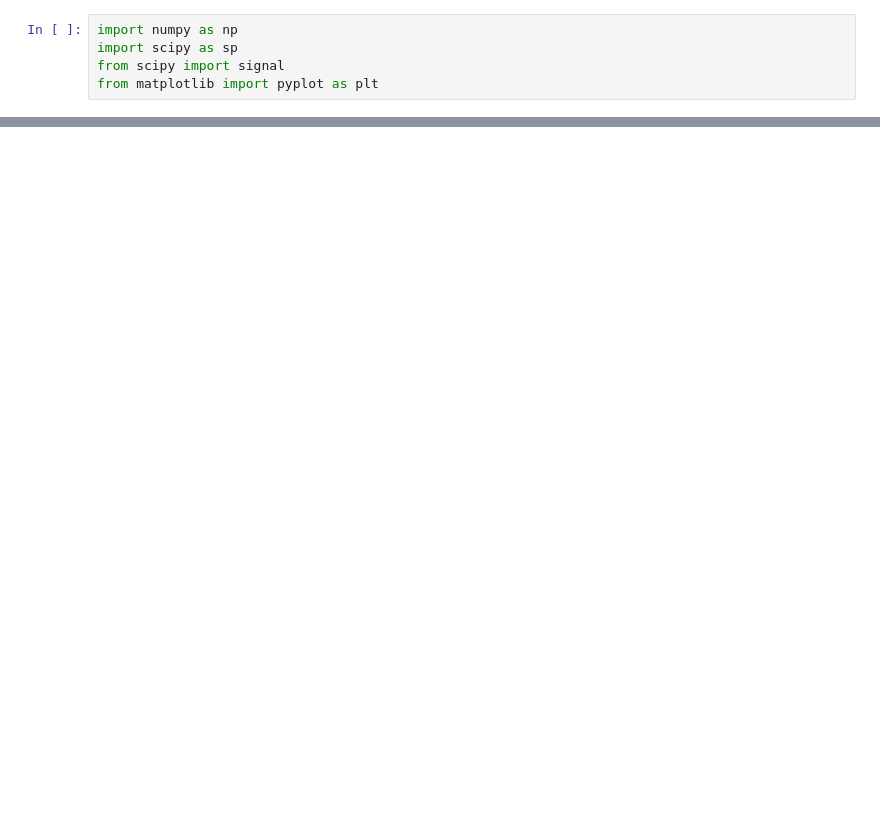
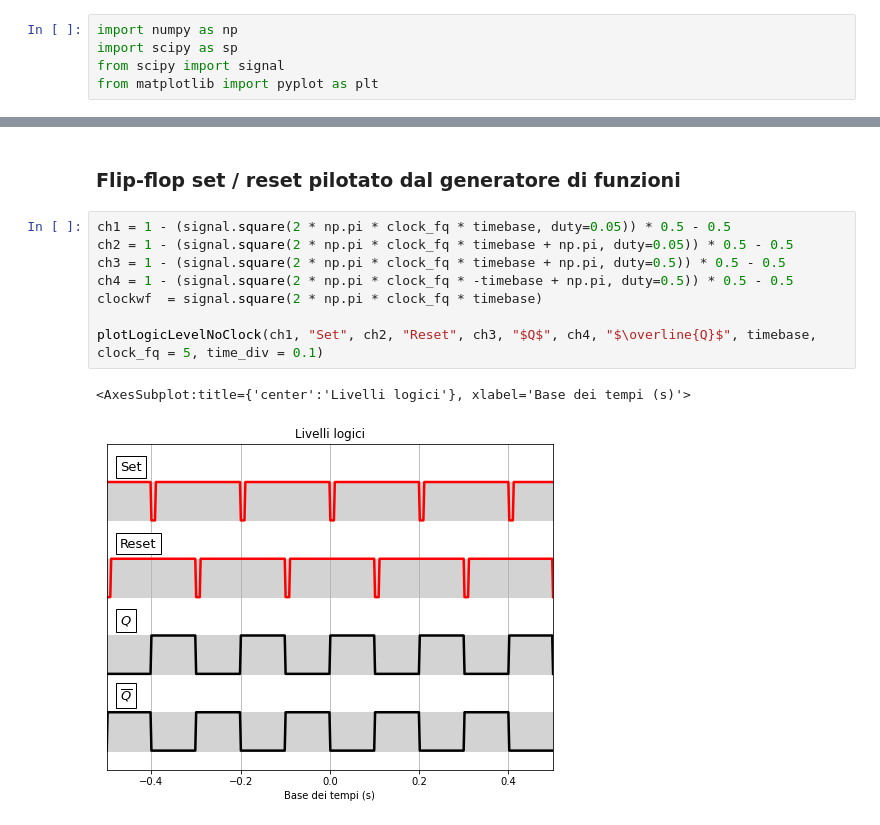
Before and after one commit to valeriopagliarino/Electronics-2021-UNITO-Public, a Jupyter notebook: analysis/DigitalTimingDiagram.ipynb, the cells around one changed output, grey strips where cells are left out. Drawn from its saved outputs; the diff is of its cells as text; blank space fills up the shorter version.

```diff
--- a/analysis/DigitalTimingDiagram.ipynb
+++ b/analysis/DigitalTimingDiagram.ipynb
@@ -49,0 +90,13 @@ plotLogicLevel(ch1, "ch1", ch2, "ch2", ch3, "ch3", timebase)
+# %% [markdown]
+### Flip-flop set / reset pilotato dal generatore di funzioni
+# %%
+ch1 = 1 - (signal.square(2 * np.pi * clock_fq * timebase, duty=0.05)) * 0.5 - 0.5
+ch2 = 1 - (signal.square(2 * np.pi * clock_fq * timebase + np.pi, duty=0.05)) * 0.5 - 0.5
+ch3 = 1 - (signal.square(2 * np.pi * clock_fq * timebase + np.pi, duty=0.5)) * 0.5 - 0.5
+ch4 = 1 - (signal.square(2 * np.pi * clock_fq * -timebase + np.pi, duty=0.5)) * 0.5 - 0.5
+clockwf  = signal.square(2 * np.pi * clock_fq * timebase)
+
+plotLogicLevelNoClock(ch1, "Set", ch2, "Reset", ch3, "$Q$", ch4, "$\overline{Q}$", timebase, clock_fq = 5, time_div = 0.1)
+# %% [output]
+<AxesSubplot:title={'center':'Livelli logici'}, xlabel='Base dei tempi (s)'>
+[figure, added]
```
Also changed, not shown: parts of 14 cells of this notebook.
